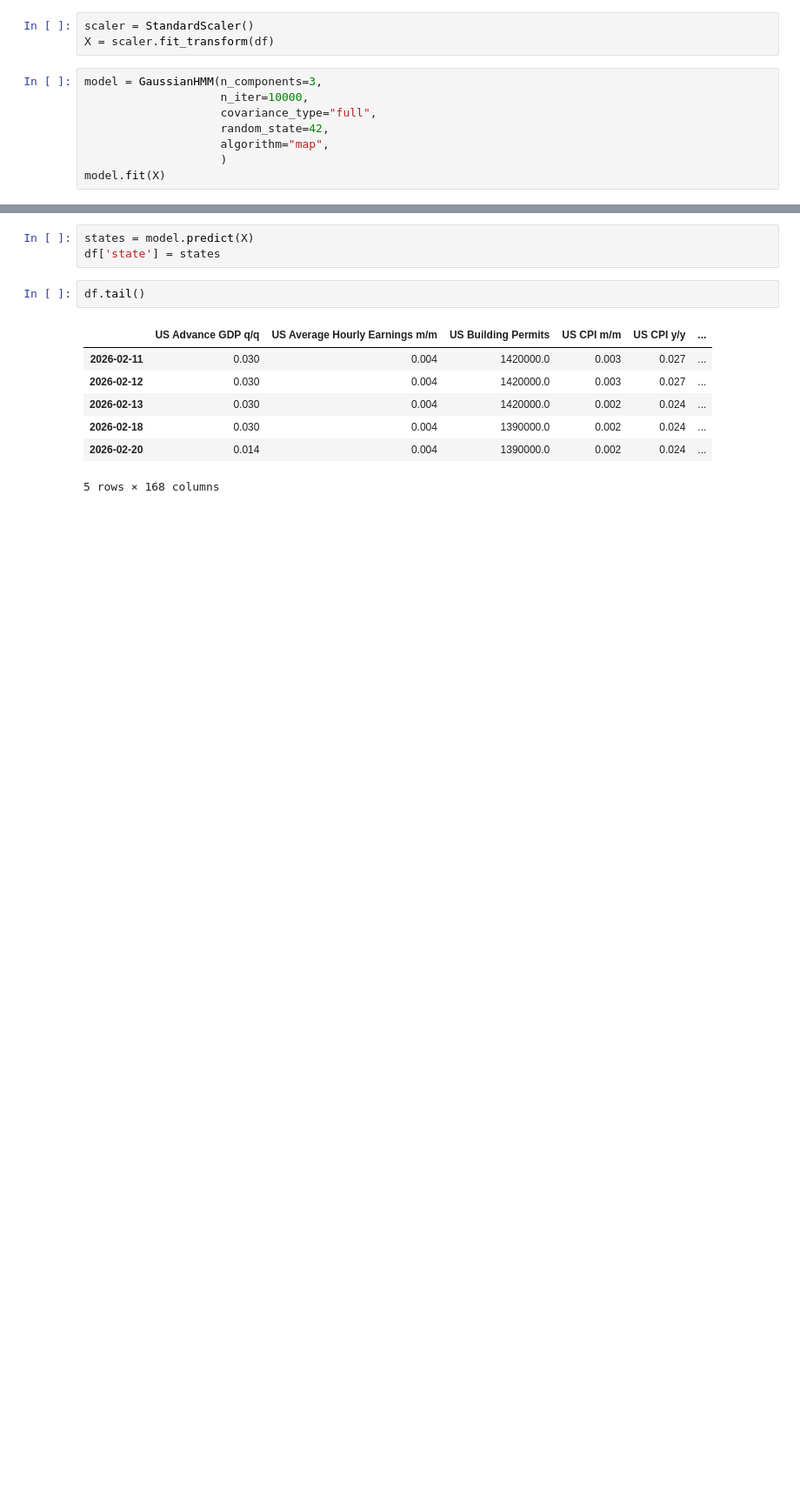
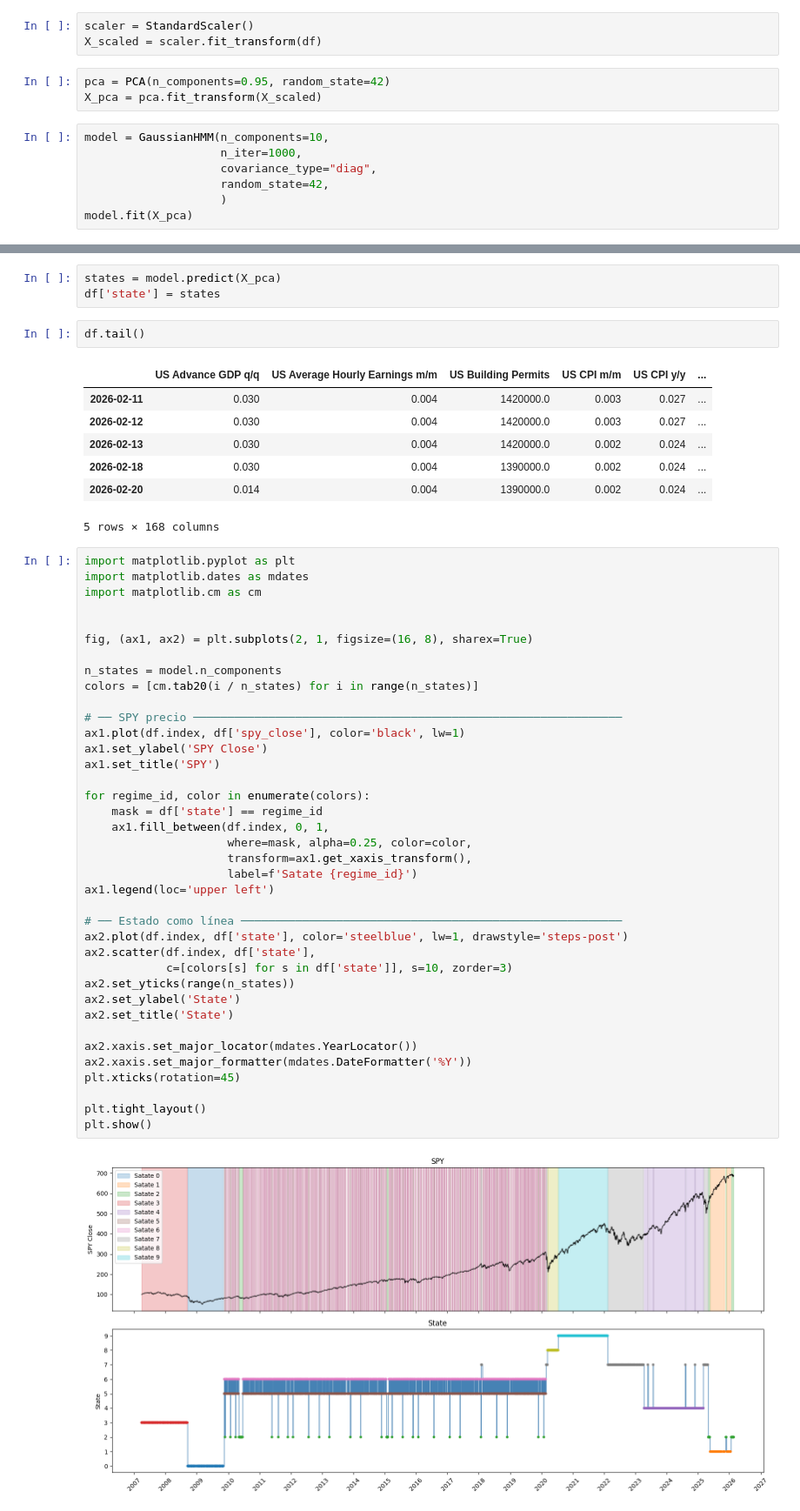
Before and after one commit to iagorivadulla/Market-Regime-ML-Meta-Labeling-System, a Jupyter notebook: src/testing.ipynb, the cells around one changed output, grey strips where cells are left out. Shown at 87% size. Drawn from its saved outputs; the diff is of its cells as text; blank space fills up the shorter version.

Commit message:
starting testing models

```diff
--- a/src/testing.ipynb
+++ b/src/testing.ipynb
@@ -14,13 +15,15 @@ dtypes: float64(167)
 memory usage: 2.9 MB
 # %%
 scaler = StandardScaler()
-X = scaler.fit_transform(df)
+X_scaled = scaler.fit_transform(df)
+# %%
+pca = PCA(n_components=0.95, random_state=42)
+X_pca = pca.fit_transform(X_scaled)
 # %%
-model = GaussianHMM(n_components=3,
-                    n_iter=10000,
-                    covariance_type="full",
+model = GaussianHMM(n_components=10,
+                    n_iter=1000,
+                    covariance_type="diag",
                     random_state=42,
-                    algorithm="map",
                     )
-model.fit(X)
+model.fit(X_pca)
 # %% [output]
@@ -29,5 +38,5 @@ GaussianHMM(algorithm='map', covariance_type='full', n_components=3,
 # %%
-states = model.predict(X)
+states = model.predict(X_pca)
 df['state'] = states
 # %%
 df.tail()
@@ -39,3 +48,43 @@ df.tail()
 | 2026-02-18 | 0.030 | 0.004 | 1390000.0 | 0.002 | 0.024 | ... |
 | 2026-02-20 | 0.014 | 0.004 | 1390000.0 | 0.002 | 0.024 | ... |
 5 rows × 168 columns
+# %%
+import matplotlib.pyplot as plt
+import matplotlib.dates as mdates
+import matplotlib.cm as cm
+
+
+fig, (ax1, ax2) = plt.subplots(2, 1, figsize=(16, 8), sharex=True)
+
+n_states = model.n_components
+colors = [cm.tab20(i / n_states) for i in range(n_states)]
+
+# ── SPY precio ───────────────────────────────────────────────────────────────
+ax1.plot(df.index, df['spy_close'], color='black', lw=1)
+ax1.set_ylabel('SPY Close')
+ax1.set_title('SPY')
+
+for regime_id, color in enumerate(colors):
+    mask = df['state'] == regime_id
+    ax1.fill_between(df.index, 0, 1,
+                     where=mask, alpha=0.25, color=color,
+                     transform=ax1.get_xaxis_transform(),
+                     label=f'Satate {regime_id}')
+ax1.legend(loc='upper left')
+
+# ── Estado como línea ────────────────────────────────────────────────────────
+ax2.plot(df.index, df['state'], color='steelblue', lw=1, drawstyle='steps-post')
+ax2.scatter(df.index, df['state'],
+            c=[colors[s] for s in df['state']], s=10, zorder=3)
+ax2.set_yticks(range(n_states))
+ax2.set_ylabel('State')
+ax2.set_title('State')
+
+ax2.xaxis.set_major_locator(mdates.YearLocator())
+ax2.xaxis.set_major_formatter(mdates.DateFormatter('%Y'))
+plt.xticks(rotation=45)
+
+plt.tight_layout()
+plt.show()
+# %% [output]
+[figure, added]
```
Also changed, not shown: parts of 3 cells of this notebook.
